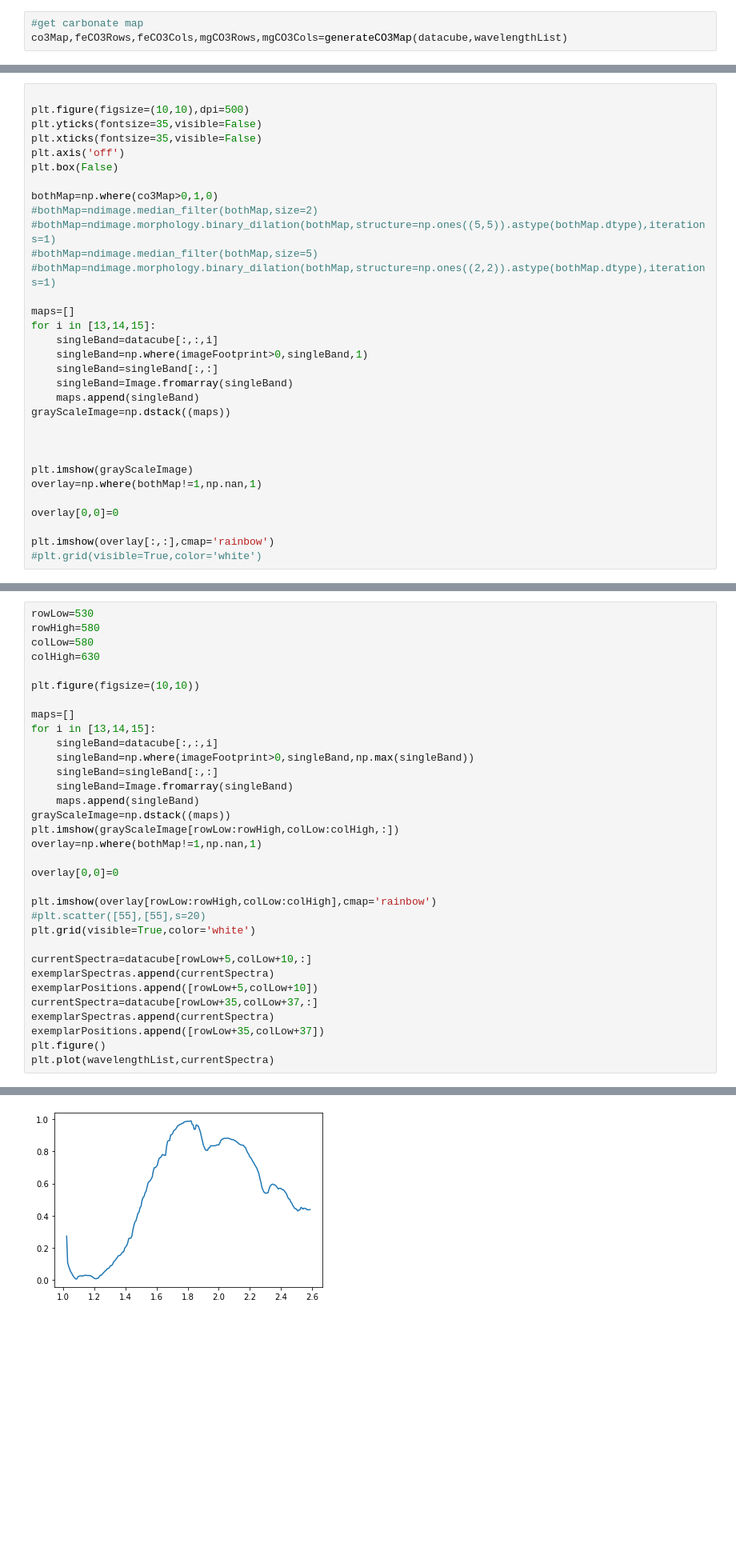
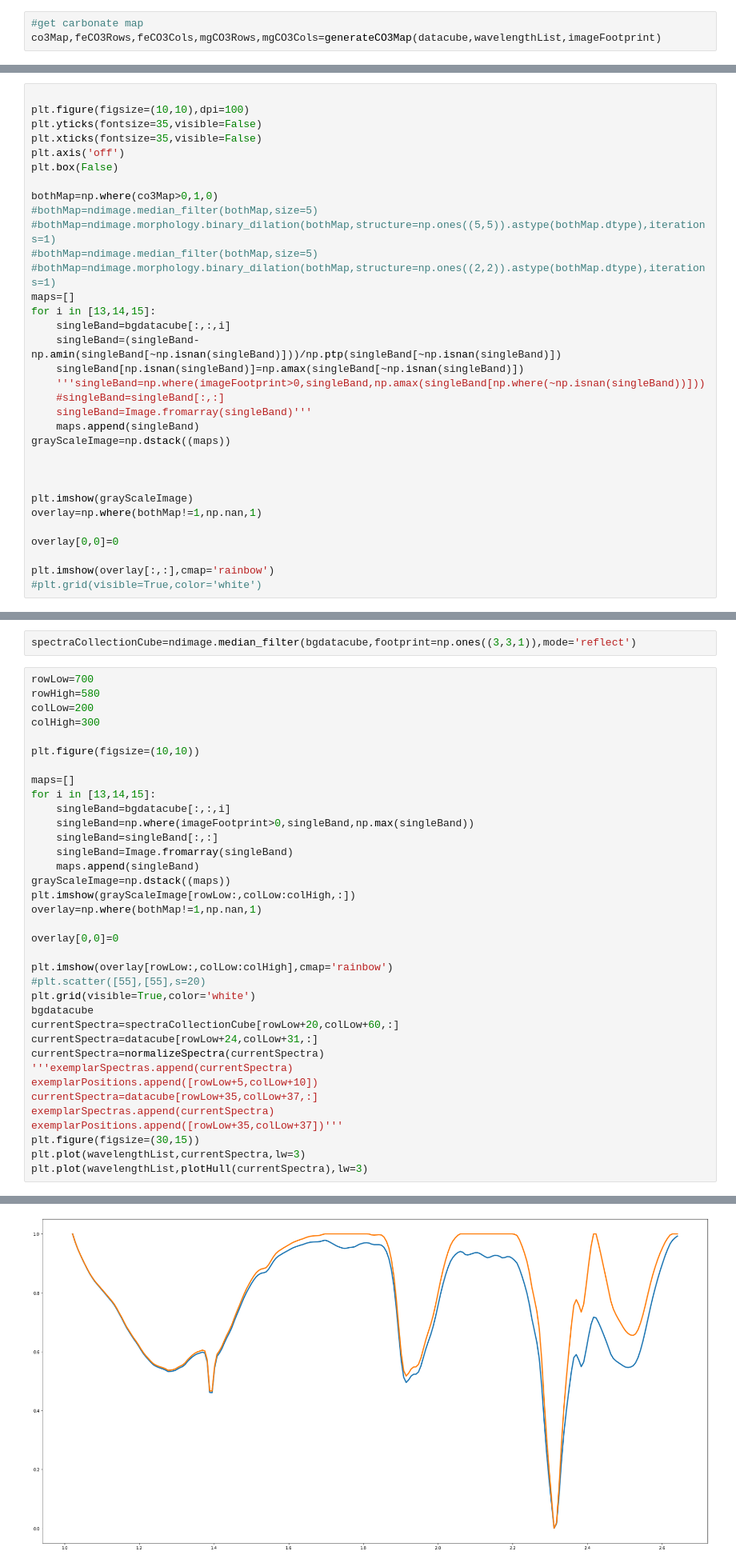
Before and after one commit to sdhoundiyal/IBG-paper, a Jupyter notebook: Algorithm and imaging/Carbonate 2.3 and 2.5 image saver.ipynb, the cells around one changed output, grey strips where cells are left out. Shown at 80% size. Cells and saved outputs as stored; diff of their text form; blank space fills up the shorter version.

```diff
--- a/Algorithm and imaging/Carbonate 2.3 and 2.5 image saver.ipynb
+++ b/Algorithm and imaging/Carbonate 2.3 and 2.5 image saver.ipynb
@@ -957,4 +986,4 @@ G:/00003E12/00003E12.hdr
 # %%
 #get carbonate map
-co3Map,feCO3Rows,feCO3Cols,mgCO3Rows,mgCO3Cols=generateCO3Map(datacube,wavelengthList)
+co3Map,feCO3Rows,feCO3Cols,mgCO3Rows,mgCO3Cols=generateCO3Map(datacube,wavelengthList,imageFootprint)
 # %% [output]
@@ -994,23 +1064,24 @@ mgMap=np.where(myMap==1,1,np.nan)
 # %%
 
-plt.figure(figsize=(10,10),dpi=500)
+plt.figure(figsize=(10,10),dpi=100)
 plt.yticks(fontsize=35,visible=False)
 plt.xticks(fontsize=35,visible=False)
 plt.axis('off')
 plt.box(False)
 
 bothMap=np.where(co3Map>0,1,0)
-#bothMap=ndimage.median_filter(bothMap,size=2)
+#bothMap=ndimage.median_filter(bothMap,size=5)
 #bothMap=ndimage.morphology.binary_dilation(bothMap,structure=np.ones((5,5)).astype(bothMap.dtype),iterations=1)
 #bothMap=ndimage.median_filter(bothMap,size=5)
 #bothMap=ndimage.morphology.binary_dilation(bothMap,structure=np.ones((2,2)).astype(bothMap.dtype),iterations=1)
-
 maps=[]
 for i in [13,14,15]:
-    singleBand=datacube[:,:,i]
-    singleBand=np.where(imageFootprint>0,singleBand,1)
-    singleBand=singleBand[:,:]
-    singleBand=Image.fromarray(singleBand)
+    singleBand=bgdatacube[:,:,i]
+    singleBand=(singleBand-np.amin(singleBand[~np.isnan(singleBand)]))/np.ptp(singleBand[~np.isnan(singleBand)])
+    singleBand[np.isnan(singleBand)]=np.amax(singleBand[~np.isnan(singleBand)])
+    '''singleBand=np.where(imageFootprint>0,singleBand,np.amax(singleBand[np.where(~np.isnan(singleBand))]))
+    #singleBand=singleBand[:,:]
+    singleBand=Image.fromarray(singleBand)'''
     maps.append(singleBand)
 grayScaleImage=np.dstack((maps))
 
@@ -1031,38 +1112,43 @@ plt.imshow(overlay[:,:],cmap='rainbow')
 exemplarSpectras=[]
 #create a list to hold indices of all collected spectra
 exemplarPositions=[]
+# %%
+spectraCollectionCube=ndimage.median_filter(bgdatacube,footprint=np.ones((3,3,1)),mode='reflect')
 # %%
-rowLow=530
+rowLow=700
 rowHigh=580
-colLow=580
-colHigh=630
+colLow=200
+colHigh=300
 
 plt.figure(figsize=(10,10))
 
 maps=[]
 for i in [13,14,15]:
-    singleBand=datacube[:,:,i]
+    singleBand=bgdatacube[:,:,i]
     singleBand=np.where(imageFootprint>0,singleBand,np.max(singleBand))
     singleBand=singleBand[:,:]
     singleBand=Image.fromarray(singleBand)
     maps.append(singleBand)
 grayScaleImage=np.dstack((maps))
-plt.imshow(grayScaleImage[rowLow:rowHigh,colLow:colHigh,:])
+plt.imshow(grayScaleImage[rowLow:,colLow:colHigh,:])
 overlay=np.where(bothMap!=1,np.nan,1)
 
 overlay[0,0]=0
 
-plt.imshow(overlay[rowLow:rowHigh,colLow:colHigh],cmap='rainbow')
+plt.imshow(overlay[rowLow:,colLow:colHigh],cmap='rainbow')
 #plt.scatter([55],[55],s=20)
 plt.grid(visible=True,color='white')
-
-currentSpectra=datacube[rowLow+5,colLow+10,:]
-exemplarSpectras.append(currentSpectra)
+bgdatacube
+currentSpectra=spectraCollectionCube[rowLow+20,colLow+60,:]
+currentSpectra=datacube[rowLow+24,colLow+31,:]
+currentSpectra=normalizeSpectra(currentSpectra)
+'''exemplarSpectras.append(currentSpectra)
 exemplarPositions.append([rowLow+5,colLow+10])
 currentSpectra=datacube[rowLow+35,colLow+37,:]
 exemplarSpectras.append(currentSpectra)
-exemplarPositions.append([rowLow+35,colLow+37])
-plt.figure()
-plt.plot(wavelengthList,currentSpectra)
+exemplarPositions.append([rowLow+35,colLow+37])'''
+plt.figure(figsize=(30,15))
+plt.plot(wavelengthList,currentSpectra,lw=3)
+plt.plot(wavelengthList,plotHull(currentSpectra),lw=3)
 # %% [output]
 [<matplotlib.lines.Line2D at 0x...>]
@@ -1070 +1156 @@ plt.plot(wavelengthList,currentSpectra)
-[figure, old version]
+[figure, new version]
```
Also changed, not shown: parts of 20 cells of this notebook, 12 other files.
